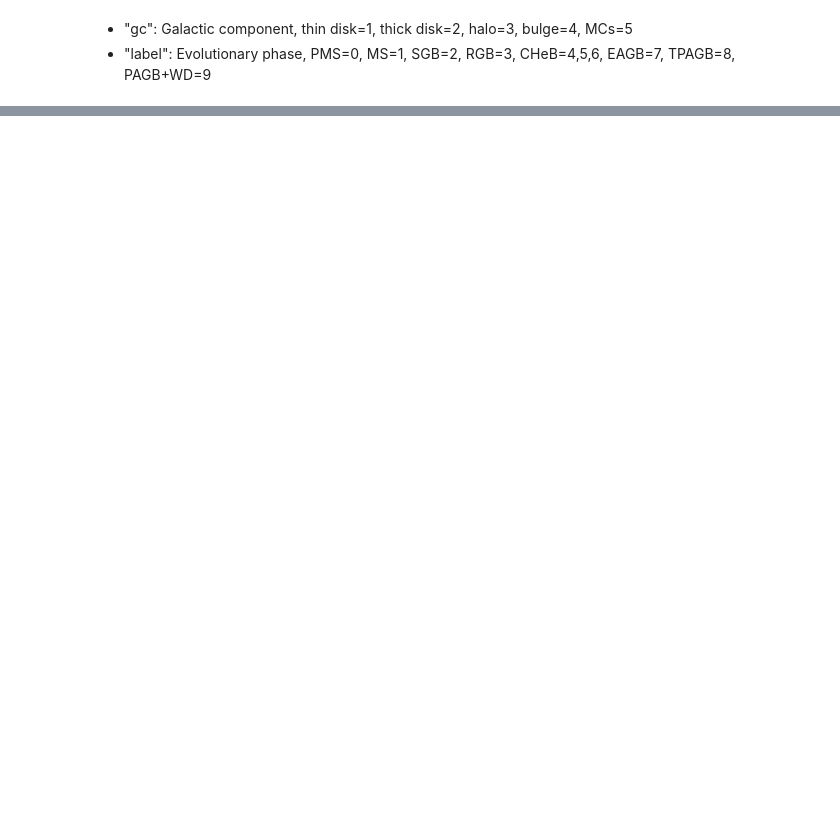
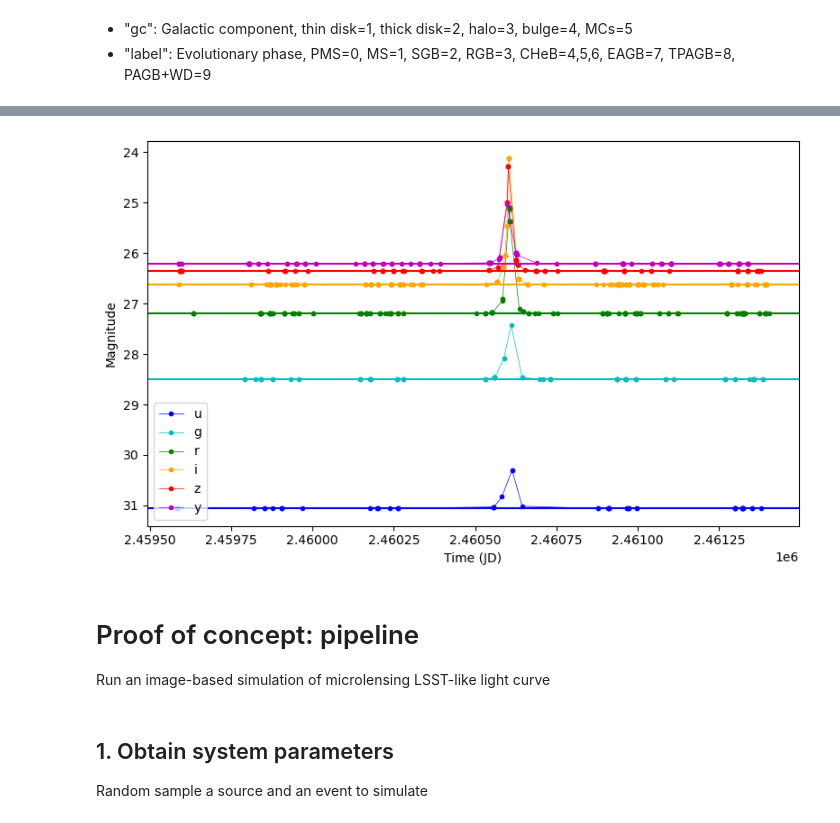
Before and after one commit to nowokaren/ulens_lsst, a Jupyter notebook: docs/tutorials/tutorial_LSST_microlensing_sim.ipynb, the cells around one changed output, grey strips where cells are left out. Saved outputs shown, nothing was run; the diff lists cells and outputs as text; code cells hidden in the pictures; blank space fills up the shorter version.

Commit message:
light curve simulation updated

```diff
--- a/docs/tutorials/tutorial_LSST_microlensing_sim.ipynb
+++ b/docs/tutorials/tutorial_LSST_microlensing_sim.ipynb
@@ -298,0 +383,4 @@ Name: count, dtype: int64
+# %%
+bands = "ugrizy"
+bands_str = f"({', '.join(map(repr, bands))})"
+ra, dec, radius = 62, -34, 0.5
@@ -298,0 +477,3 @@ Name: count, dtype: int64
+# %%
+calexps_data = pd.DataFrame(calexps_data).sort_values("expMidptMJD")
+calexps_data
@@ -298,0 +494,7 @@ Name: count, dtype: int64
+# %%
+epochs_mjd = {
+    band: sorted(set(calexps_data[calexps_data["band"] == band]["expMidptMJD"].values))
+    for band in bands
+}
+epochs_mjd =  {k: v for k, v in epochs.items() if len(v) != 0} # clean from empty bands
+epochs_mjd
@@ -298,0 +553,3 @@ Name: count, dtype: int64
+# %%
+epochs_jd = {band: np.array(epochs_mjd[band])+2400000.5 for band in epochs_mjd}
+epochs_jd
@@ -298,0 +715,32 @@ Name: count, dtype: int64
+# %%
+import matplotlib.pyplot as plt
+
+color_filter = {
+    "u": "b",
+    "g": "c",
+    "r": "g",
+    "i": "orange",
+    "z": "r",
+    "y": "m"}
+
+plt.figure(figsize=(8,5))
+
+for band in bands:
+    plt.plot(
+        epochs_jd[band],
+        magnitudes[band],
+        ".-",
+        lw=0.5,
+        color=color_filter[band],
+        label=band
+    )
+    plt.axhline(mags[band], color=color_filter[band])
+
+plt.gca().invert_yaxis()
+plt.xlabel("Time (JD)")
+plt.ylabel("Magnitude")
+plt.legend()
+plt.tight_layout()
+plt.show()
+# %% [output]
+[figure, added]
@@ -298,0 +902,6 @@ Name: count, dtype: int64
+# %% [markdown]
+# Proof of concept: pipeline
+Run an image-based simulation of microlensing LSST-like light curve
+# %% [markdown]
+## 1. Obtain system parameters
+Random sample a source and an event to simulate
```
Also changed, not shown: parts of 46 cells of this notebook, 1 other file.
